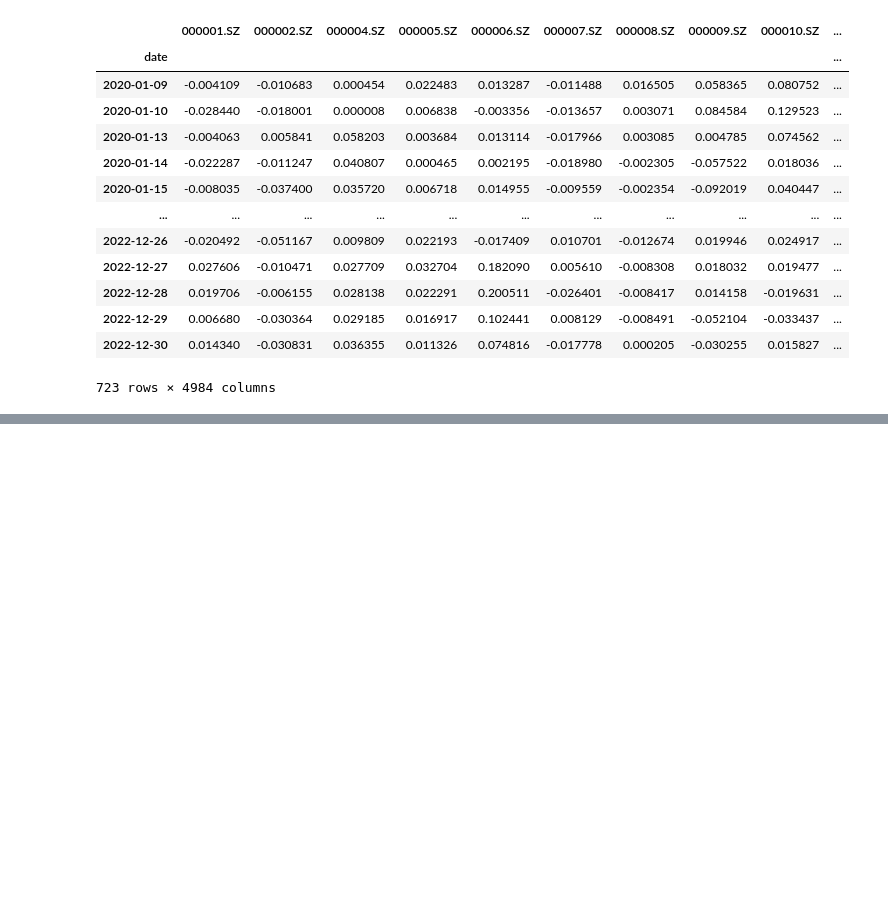
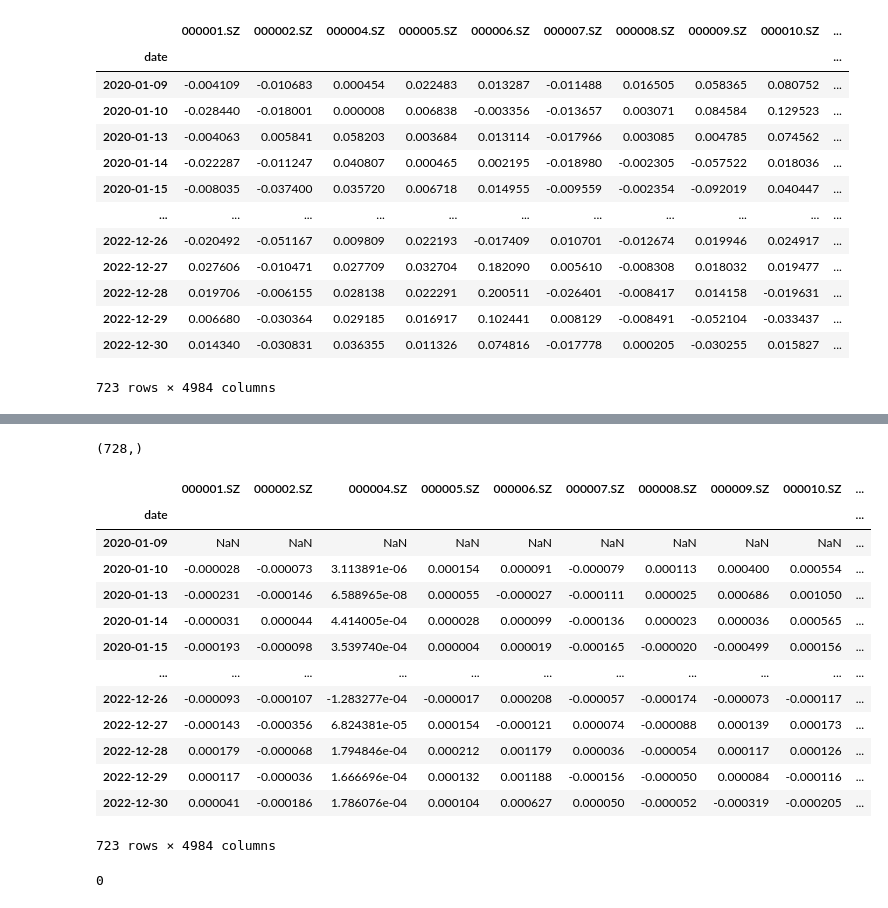
Before and after one commit to xingexjj/quantitative_trading_system, a Jupyter notebook: test.ipynb, the cells around one changed output, grey strips where cells are left out. Cells and saved outputs as stored; diff of their text form; code cells hidden in the pictures; blank space fills up the shorter version.

```diff
--- a/test.ipynb
+++ b/test.ipynb
@@ -32,4 +34,4 @@ alpha[5:]
 | 2022-12-30 | 0.014340 | -0.030831 | 0.036355 | 0.011326 | 0.074816 | -0.017778 | 0.000205 | -0.030255 | 0.015827 | ... |
 723 rows × 4984 columns
 # %%
-alpha.shift(1)
+alpha = alpha.shift(1)
@@ -70,0 +38,27 @@ weight
+# %%
+np.nansum(abs(alpha), axis = 1).shape
+# %% [output]
+(728,)
+# %%
+abssum = abs(alpha).sum(axis = 1)
+weight = (alpha.T / abssum[abssum > 1e-8]).T
+weight[5:]
+# %% [output]
+|  | 000001.SZ | 000002.SZ | 000004.SZ | 000005.SZ | 000006.SZ | 000007.SZ | 000008.SZ | 000009.SZ | 000010.SZ | ... |
+| date |  |  |  |  |  |  |  |  |  | ... |
+| 2020-01-09 | NaN | NaN | NaN | NaN | NaN | NaN | NaN | NaN | NaN | ... |
+| 2020-01-10 | -0.000028 | -0.000073 | 3.113891e-06 | 0.000154 | 0.000091 | -0.000079 | 0.000113 | 0.000400 | 0.000554 | ... |
+| 2020-01-13 | -0.000231 | -0.000146 | 6.588965e-08 | 0.000055 | -0.000027 | -0.000111 | 0.000025 | 0.000686 | 0.001050 | ... |
+| 2020-01-14 | -0.000031 | 0.000044 | 4.414005e-04 | 0.000028 | 0.000099 | -0.000136 | 0.000023 | 0.000036 | 0.000565 | ... |
+| 2020-01-15 | -0.000193 | -0.000098 | 3.539740e-04 | 0.000004 | 0.000019 | -0.000165 | -0.000020 | -0.000499 | 0.000156 | ... |
+| ... | ... | ... | ... | ... | ... | ... | ... | ... | ... | ... |
+| 2022-12-26 | -0.000093 | -0.000107 | -1.283277e-04 | -0.000017 | 0.000208 | -0.000057 | -0.000174 | -0.000073 | -0.000117 | ... |
+| 2022-12-27 | -0.000143 | -0.000356 | 6.824381e-05 | 0.000154 | -0.000121 | 0.000074 | -0.000088 | 0.000139 | 0.000173 | ... |
+| 2022-12-28 | 0.000179 | -0.000068 | 1.794846e-04 | 0.000212 | 0.001179 | 0.000036 | -0.000054 | 0.000117 | 0.000126 | ... |
+| 2022-12-29 | 0.000117 | -0.000036 | 1.666696e-04 | 0.000132 | 0.001188 | -0.000156 | -0.000050 | 0.000084 | -0.000116 | ... |
+| 2022-12-30 | 0.000041 | -0.000186 | 1.786076e-04 | 0.000104 | 0.000627 | 0.000050 | -0.000052 | -0.000319 | -0.000205 | ... |
+723 rows × 4984 columns
+# %%
+np.isinf(weight).sum().sum()
+# %% [output]
+0
```
Also changed, not shown: parts of 7 cells of this notebook, 2 other files.
